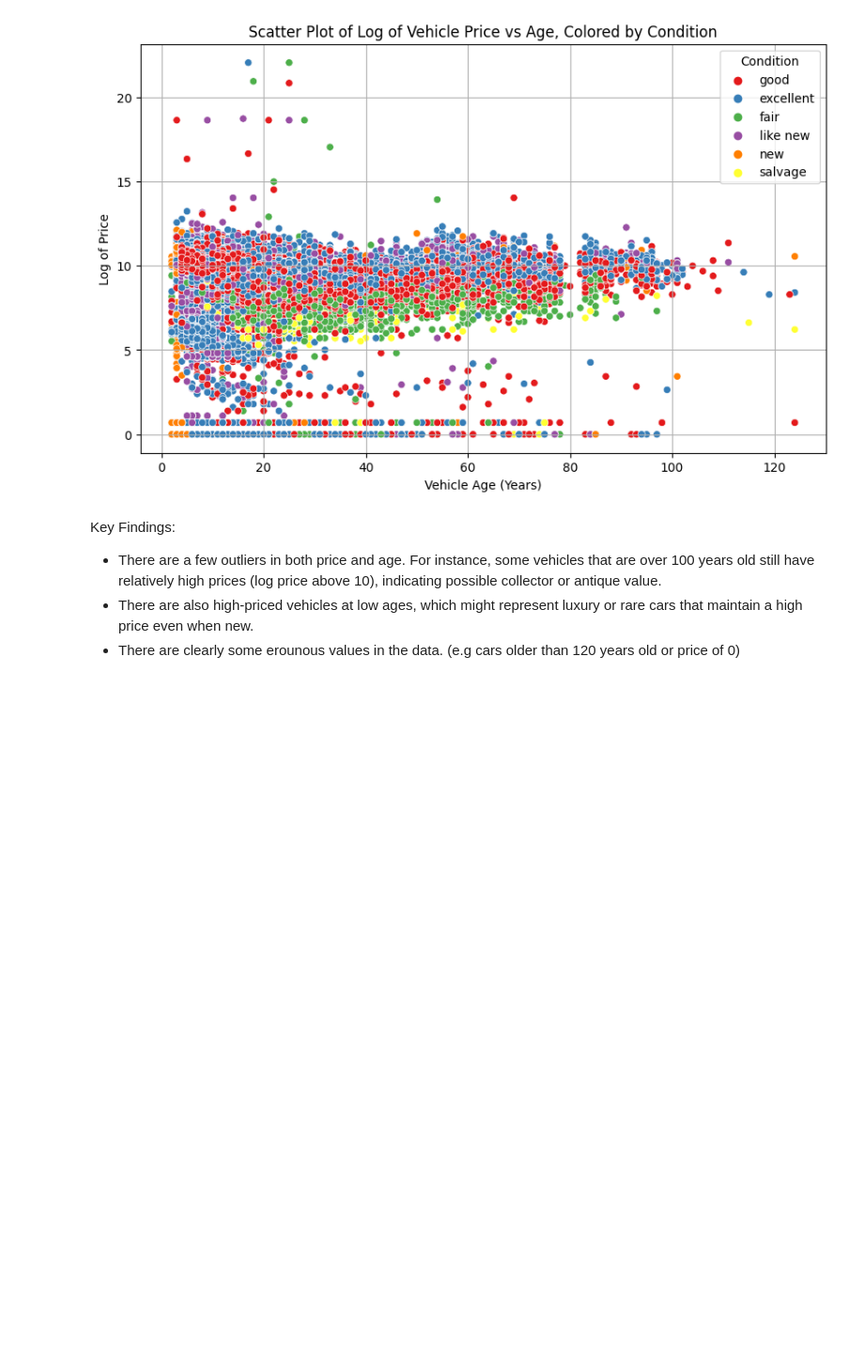
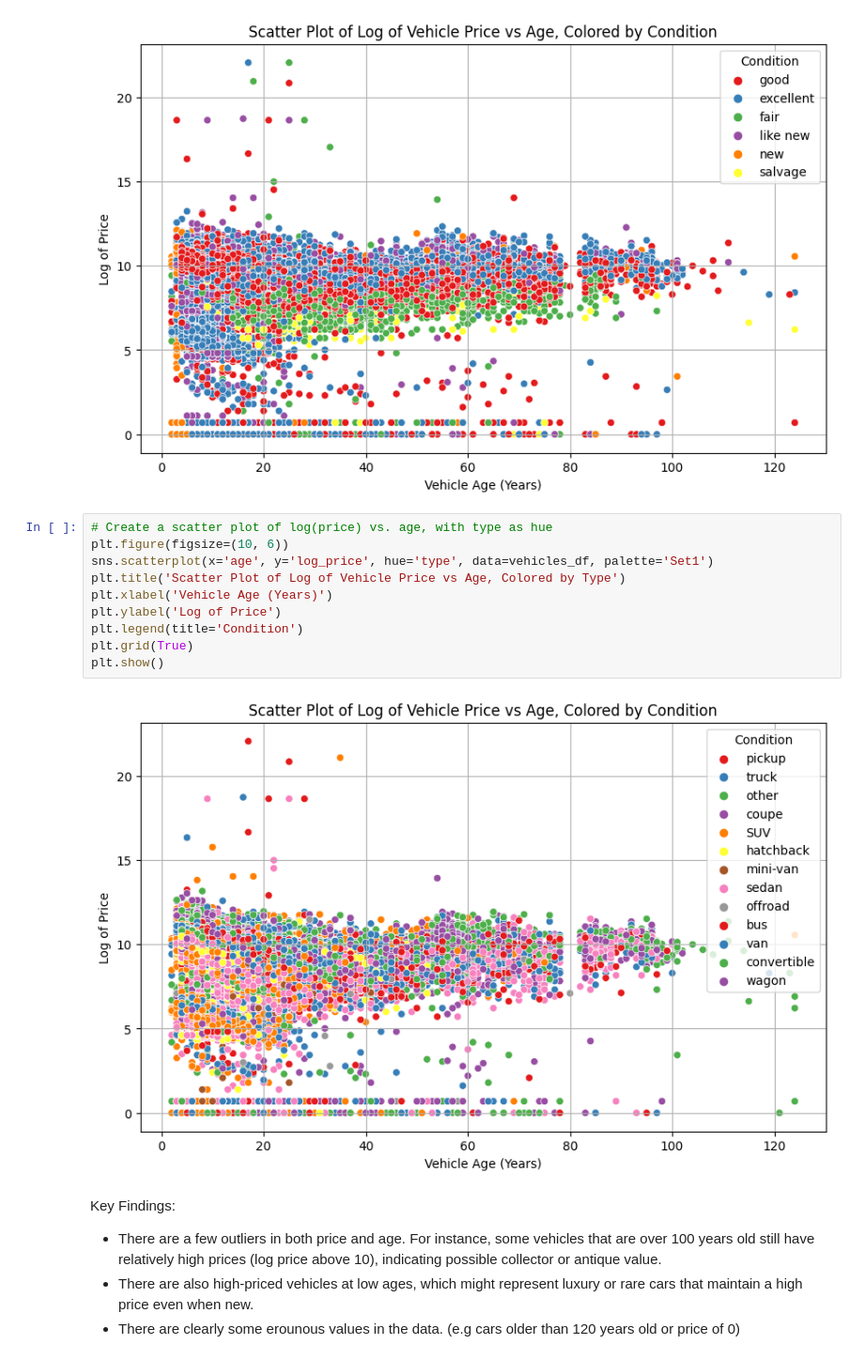
Before and after one commit to ok-ikejiani/Practical-Application-Assignment-11.1, a Jupyter notebook: prompt_II.ipynb, the cells around one changed output. Shown at 94% size. Drawn from its saved outputs; the diff is of its cells as text; blank space fills up the shorter version.

```diff
--- a/prompt_II.ipynb
+++ b/prompt_II.ipynb
@@ -302,6 +290,18 @@ plt.grid(True)
 plt.show()
 # %% [output]
 [figure]
+# %%
+# Create a scatter plot of log(price) vs. age, with type as hue
+plt.figure(figsize=(10, 6))
+sns.scatterplot(x='age', y='log_price', hue='type', data=vehicles_df, palette='Set1')
+plt.title('Scatter Plot of Log of Vehicle Price vs Age, Colored by Type')
+plt.xlabel('Vehicle Age (Years)')
+plt.ylabel('Log of Price')
+plt.legend(title='Condition')
+plt.grid(True)
+plt.show()
+# %% [output]
+[figure, added]
 # %% [markdown]
 Key Findings:
 - There are a few outliers in both price and age. For instance, some vehicles that are over 100 years old still have relatively high prices (log price above 10), indicating possible collector or antique value.
```
Also changed, not shown: parts of 37 cells of this notebook, 7 other files.
